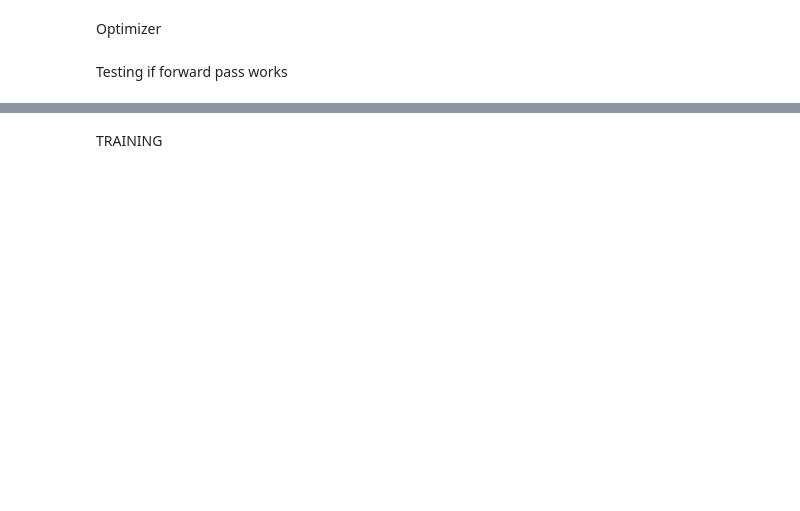
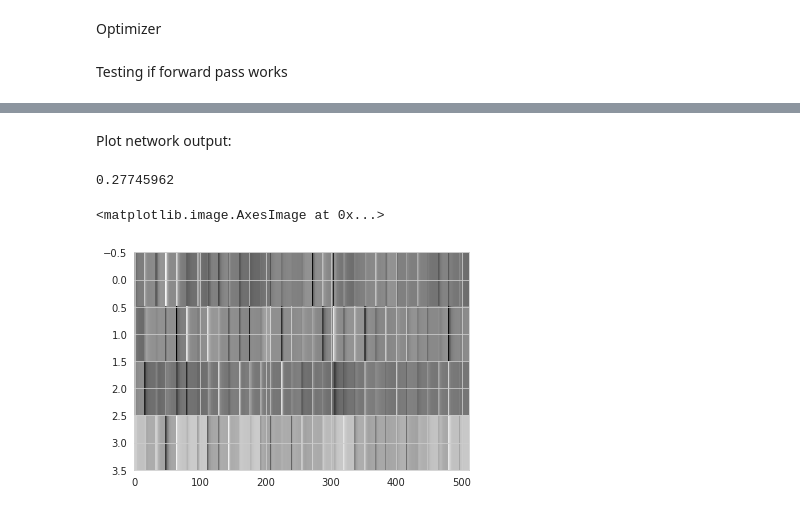
Before and after one commit to Variational-Autoencoder/MusicVAE, a Jupyter notebook: notebooks/MusicVAE Model and training.ipynb, the cells around one changed output, grey strips where cells are left out. Cells and saved outputs as stored; diff of their text form; code cells hidden in the pictures; blank space fills up the shorter version.

Commit message:
Add hierarchical decoder layer and simple visualization

```diff
--- a/notebooks/MusicVAE Model and training.ipynb
+++ b/notebooks/MusicVAE Model and training.ipynb
@@ -400,2 +383,12 @@ RuntimeError: Expected a Tensor of type torch.cuda.FloatTensor but found a type
-# %% [markdown]
-TRAINING
+# %% [markdown]
+Plot network output:
+# %%
+x_np = x_hat.detach().numpy()
+x_np = x_np.squeeze(0)
+# x_np.shape
+print(x_np[0][0])
+plt.imshow(x_np.T, aspect='auto', cmap='Greys',  interpolation='nearest')
+# %% [output]
+0.27745962
+<matplotlib.image.AxesImage at 0x...>
+[figure, added]
```
Also changed, not shown: parts of 8 cells of this notebook.
